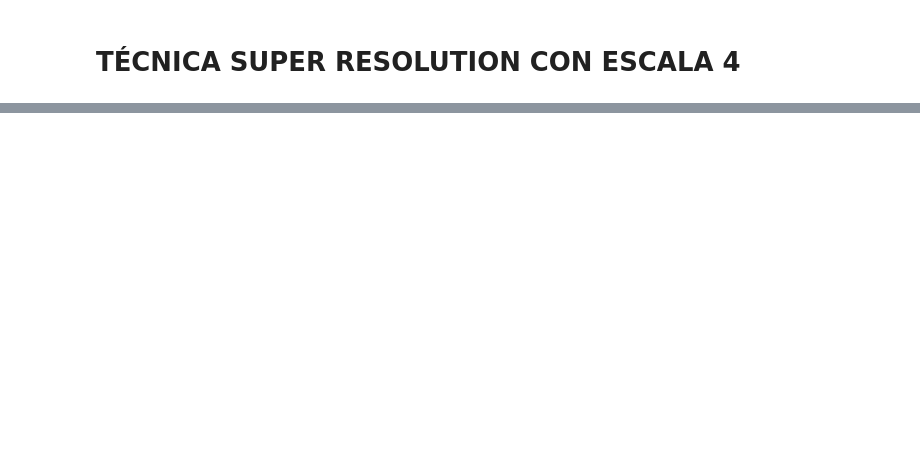
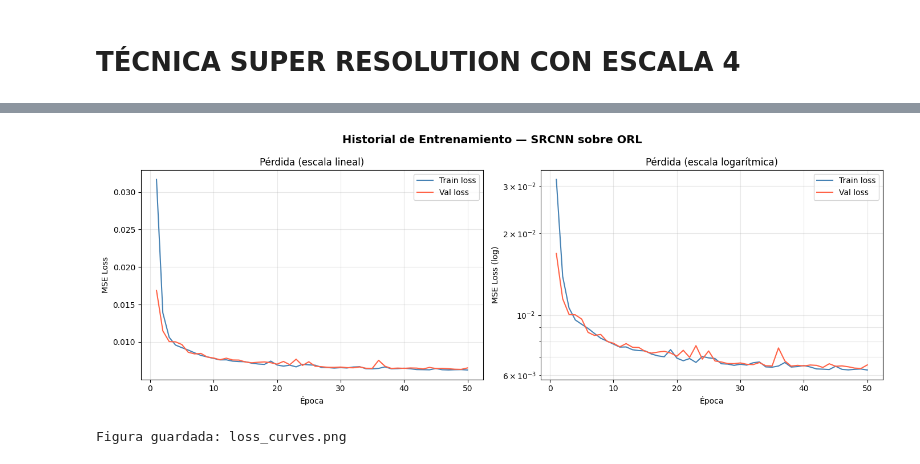
Before and after one commit to Abel214/Mora_Abel_face-recognition-ML, a Jupyter notebook: practica_SR_escala4.ipynb, the cells around one changed output, grey strips where cells are left out. Drawn from its saved outputs; the diff is of its cells as text; code cells hidden in the pictures; blank space fills up the shorter version.

```diff
--- a/practica_SR_escala4.ipynb
+++ b/practica_SR_escala4.ipynb
@@ -57,0 +348,31 @@ print(f'   LR_DIR  existe: {LR_DIR.exists()}')
+# %%
+epochs_range = range(1, len(history['train_loss']) + 1)
+
+fig, axes = plt.subplots(1, 2, figsize=(14, 5))
+fig.suptitle('Historial de Entrenamiento — SRCNN sobre ORL', fontsize=14, fontweight='bold')
+
+# ── Pérdida en escala lineal ───────────────────────────────────────────────
+axes[0].plot(epochs_range, history['train_loss'], label='Train loss', color='steelblue', linewidth=1.5)
+axes[0].plot(epochs_range, history['val_loss'],   label='Val loss',   color='tomato',    linewidth=1.5)
+axes[0].set_xlabel('Época')
+axes[0].set_ylabel('MSE Loss')
+axes[0].set_title('Pérdida (escala lineal)')
+axes[0].legend()
+axes[0].grid(True, alpha=0.3)
+
+# ── Pérdida en escala logarítmica ─────────────────────────────────────────
+axes[1].semilogy(epochs_range, history['train_loss'], label='Train loss', color='steelblue', linewidth=1.5)
+axes[1].semilogy(epochs_range, history['val_loss'],   label='Val loss',   color='tomato',    linewidth=1.5)
+axes[1].set_xlabel('Época')
+axes[1].set_ylabel('MSE Loss (log)')
+axes[1].set_title('Pérdida (escala logarítmica)')
+axes[1].legend()
+axes[1].grid(True, which='both', alpha=0.3)
+
+plt.tight_layout()
+plt.savefig('loss_curves.png', dpi=150, bbox_inches='tight')
+plt.show()
+print('Figura guardada: loss_curves.png')
+# %% [output]
+[figure, added]
+Figura guardada: loss_curves.png
```
Also changed, not shown: parts of 9 cells of this notebook.
